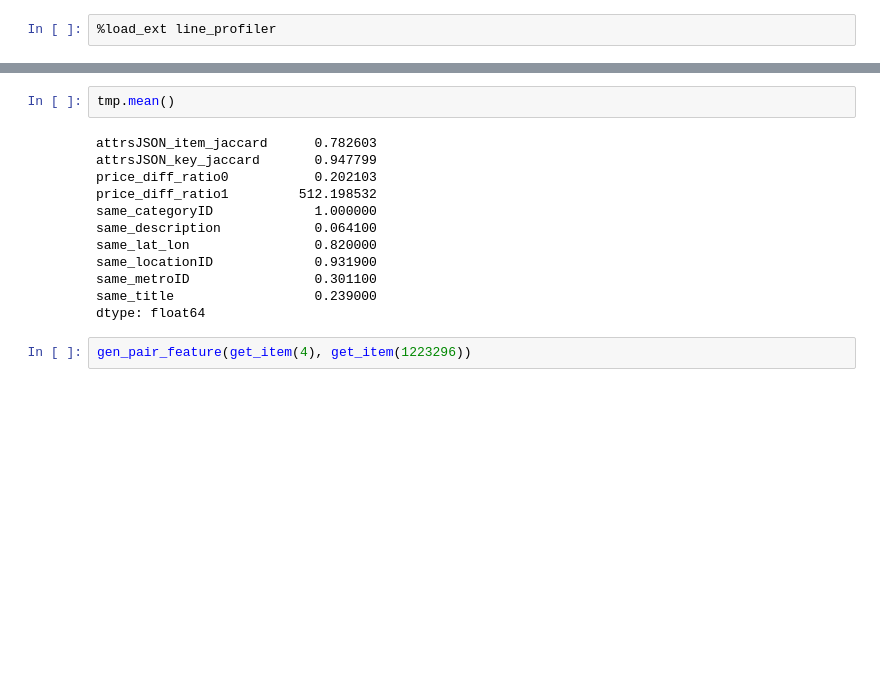
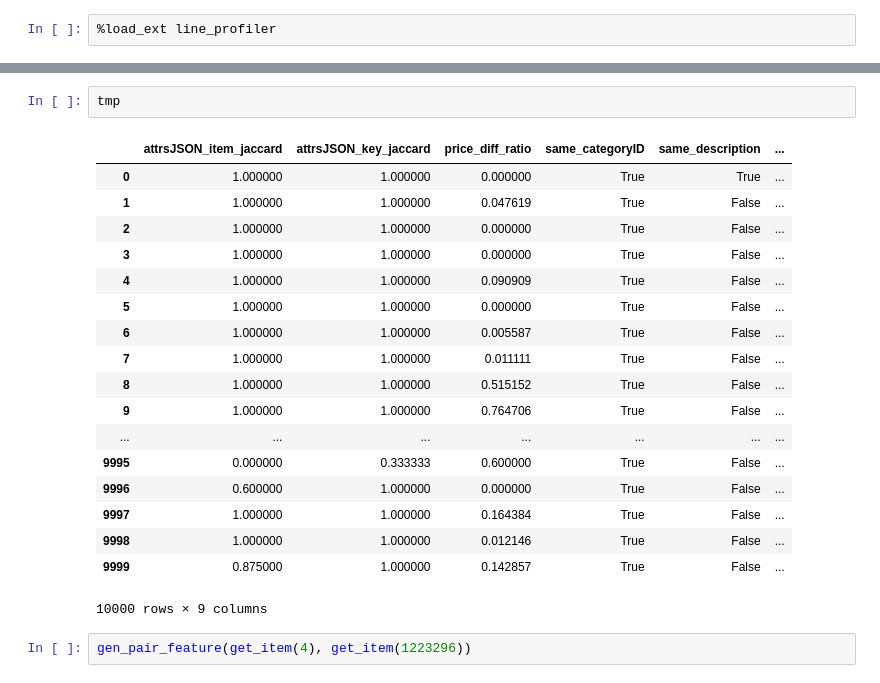
Before and after one commit to qf6101/avito-duplicate-ads-detection, a Jupyter notebook: data exploration.ipynb, the cells around one changed output, grey strips where cells are left out. Cells and saved outputs as stored; diff of their text form; blank space fills up the shorter version.

```diff
--- a/data exploration.ipynb
+++ b/data exploration.ipynb
@@ -48,17 +69,24 @@ show_item_pair(4, 1223296)
 # %%
-tmp.mean()
+tmp
 # %% [output]
+|  | attrsJSON_item_jaccard | attrsJSON_key_jaccard | price_diff_ratio | same_categoryID | same_description | ... |
+| 0 | 1.000000 | 1.000000 | 0.000000 | True | True | ... |
+| 1 | 1.000000 | 1.000000 | 0.047619 | True | False | ... |
+| 2 | 1.000000 | 1.000000 | 0.000000 | True | False | ... |
+| 3 | 1.000000 | 1.000000 | 0.000000 | True | False | ... |
+| 4 | 1.000000 | 1.000000 | 0.090909 | True | False | ... |
+| 5 | 1.000000 | 1.000000 | 0.000000 | True | False | ... |
+| 6 | 1.000000 | 1.000000 | 0.005587 | True | False | ... |
+| 7 | 1.000000 | 1.000000 | 0.011111 | True | False | ... |
+| 8 | 1.000000 | 1.000000 | 0.515152 | True | False | ... |
+| 9 | 1.000000 | 1.000000 | 0.764706 | True | False | ... |
+| ... | ... | ... | ... | ... | ... | ... |
+| 9995 | 0.000000 | 0.333333 | 0.600000 | True | False | ... |
+| 9996 | 0.600000 | 1.000000 | 0.000000 | True | False | ... |
+| 9997 | 1.000000 | 1.000000 | 0.164384 | True | False | ... |
+| 9998 | 1.000000 | 1.000000 | 0.012146 | True | False | ... |
+| 9999 | 0.875000 | 1.000000 | 0.142857 | True | False | ... |
-attrsJSON_item_jaccard      0.782603
-attrsJSON_key_jaccard       0.947799
-price_diff_ratio0           0.202103
-price_diff_ratio1         512.198532
-same_categoryID             1.000000
-same_description            0.064100
-same_lat_lon                0.820000
-same_locationID             0.931900
-same_metroID                0.301100
-same_title                  0.239000
-dtype: float64
+10000 rows × 9 columns
 # %%
 gen_pair_feature(get_item(4), get_item(1223296))
 # %% [output]
```
Also changed, not shown: parts of 7 cells of this notebook, 6 other files.
